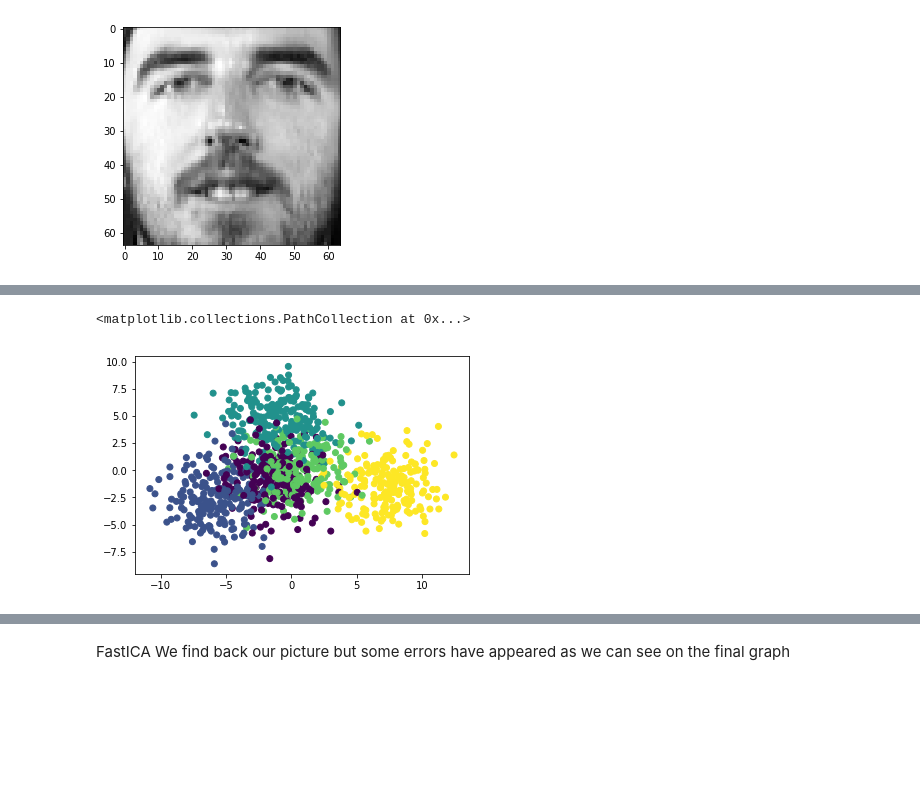
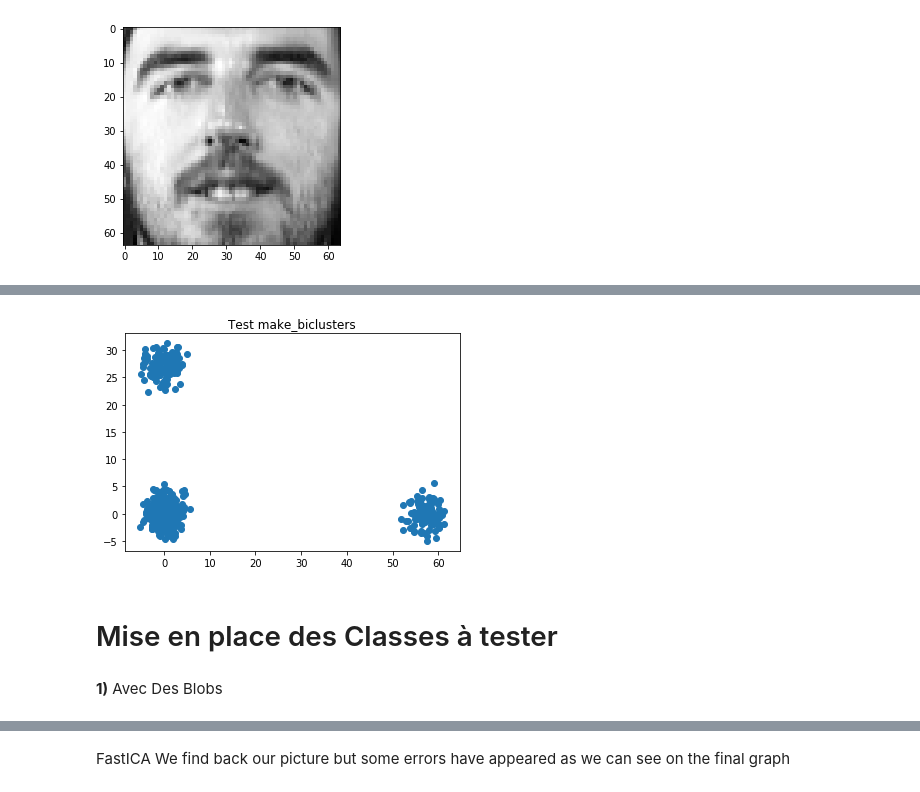
Before and after one commit to lalbarra/Cursus_Recherche, a Jupyter notebook: Notebook/SKlearn_notebook.ipynb, the cells around one changed output, grey strips where cells are left out. Cells and saved outputs as stored; diff of their text form; code cells hidden in the pictures; blank space fills up the shorter version.

Commit message:
Rajout make_biclusters et Remise en forme de certaines fonctions

```diff
--- a/Notebook/SKlearn_notebook.ipynb
+++ b/Notebook/SKlearn_notebook.ipynb
@@ -249,8 +213,22 @@ transform :
-# %%
-plt.scatter(Xt[:,0], Xt[:,1], c=y)
-# %% [output]
-<matplotlib.collections.PathCollection at 0x...>
-[figure, removed]
+# %%
+#make_biclusters
+%matplotlib inline
+
+from sklearn.datasets import make_biclusters
+import numpy as np
+import matplotlib.pyplot as plt
+
+X, row, columns =make_biclusters(shape = (500,2) , n_clusters = 4, noise=2.0, minval=10, maxval=100, shuffle=True, random_state=None)
+plt.figure()
+plt.title("Test make_biclusters")
+plt.scatter(X[:,0],X[:,1])
+plt.show()
+# %% [output]
+[figure, added]
+# %% [markdown]
+# <span style="color:##00B8DE"> Mise en place des Classes à tester </span>
+# %% [markdown]
+**1)** Avec Des Blobs
 # %%
 #FastICA : Fast algorithm for Independant Component Analysis
 from sklearn.decomposition import FastICA
```
Also changed, not shown: parts of 14 cells of this notebook.
